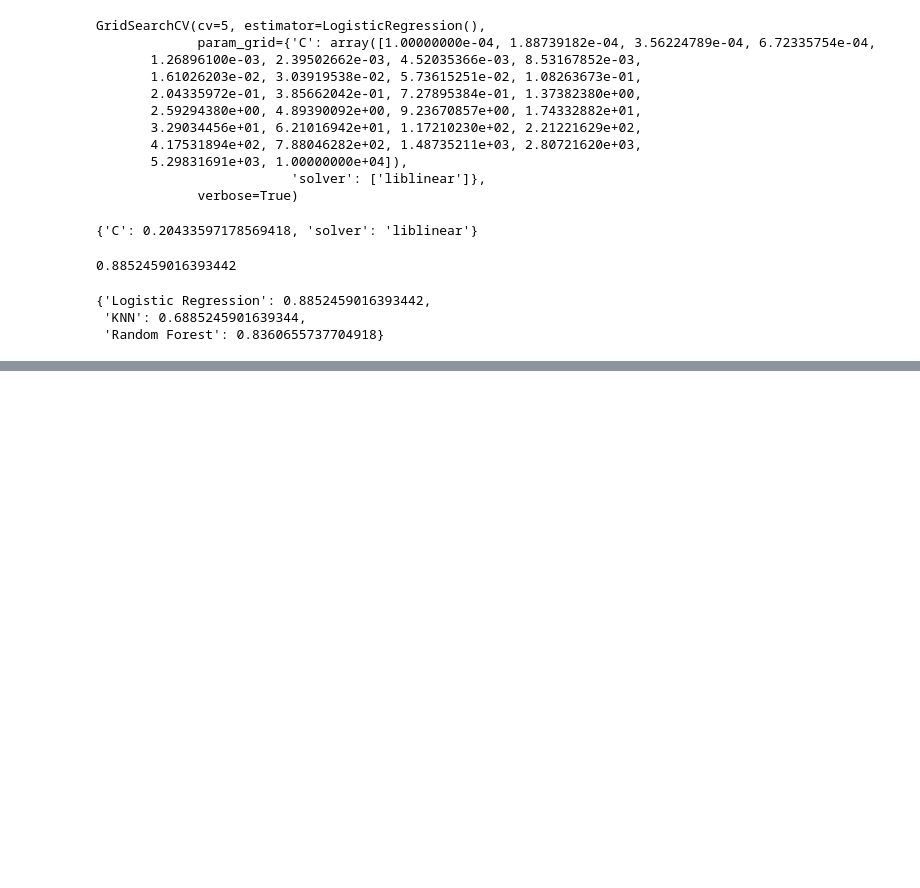
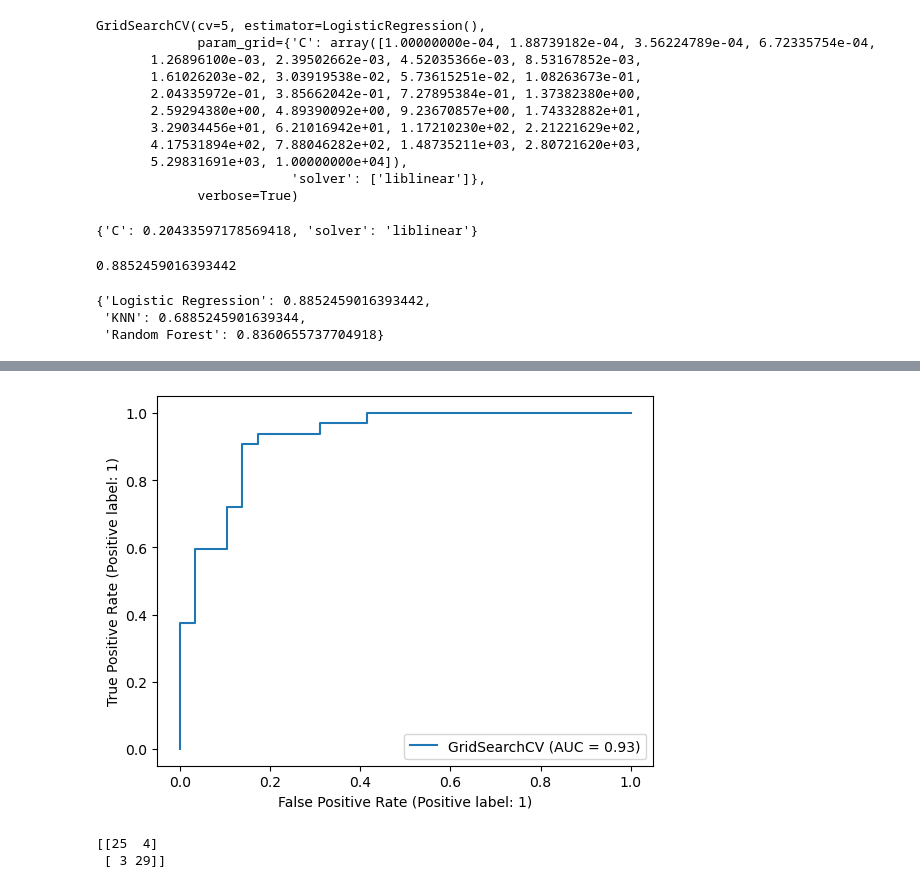
Before and after one commit to TheArcus02/ML-Course, a Jupyter notebook: heart-disease-project/end-to-end-heart-disease-classification.ipynb, the cells around one changed output, grey strips where cells are left out. Cells and saved outputs as stored; diff of their text form; code cells hidden in the pictures; blank space fills up the shorter version.

```diff
--- a/heart-disease-project/end-to-end-heart-disease-classification.ipynb
+++ b/heart-disease-project/end-to-end-heart-disease-classification.ipynb
@@ -715,0 +753,11 @@ model_scores
+# %%
+# Plot ROC curve and calculate AUC metric
+RocCurveDisplay.from_estimator(estimator=gs_log_reg, X=X_test, y=y_test);
+# %% [output]
+[figure, added]
+# %%
+# Confusion matrix
+print(confusion_matrix(y_test, y_preds))
+# %% [output]
+[[25  4]
+ [ 3 29]]
```
Also changed, not shown: parts of 28 cells of this notebook.
